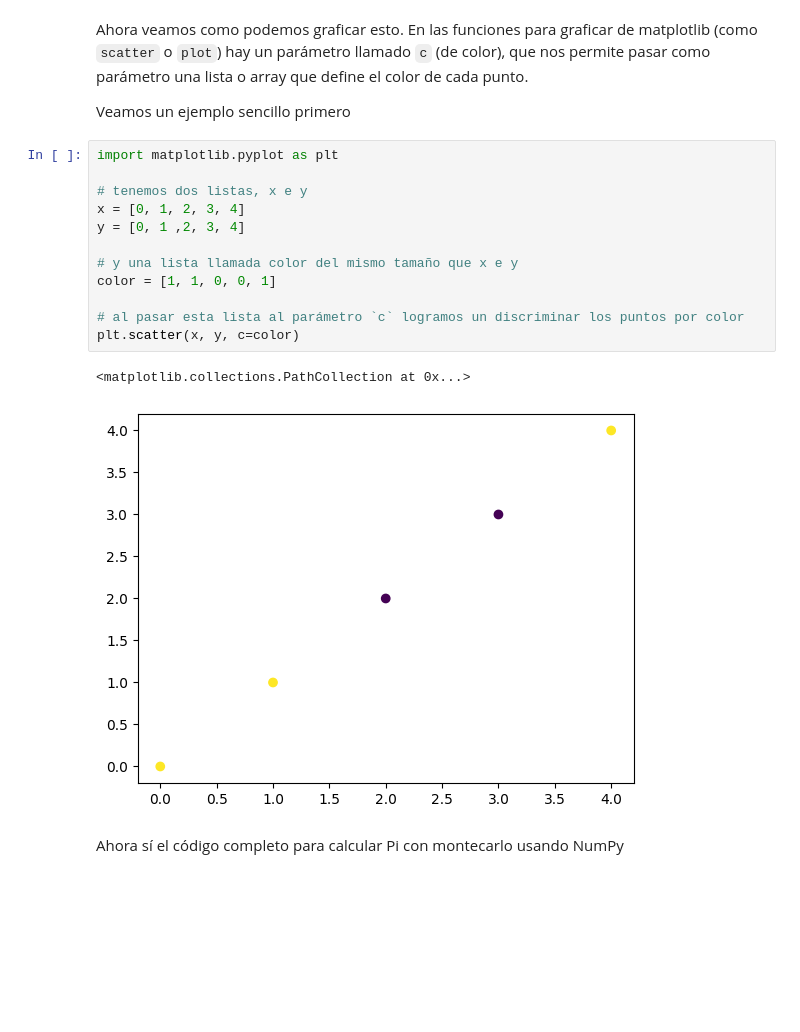
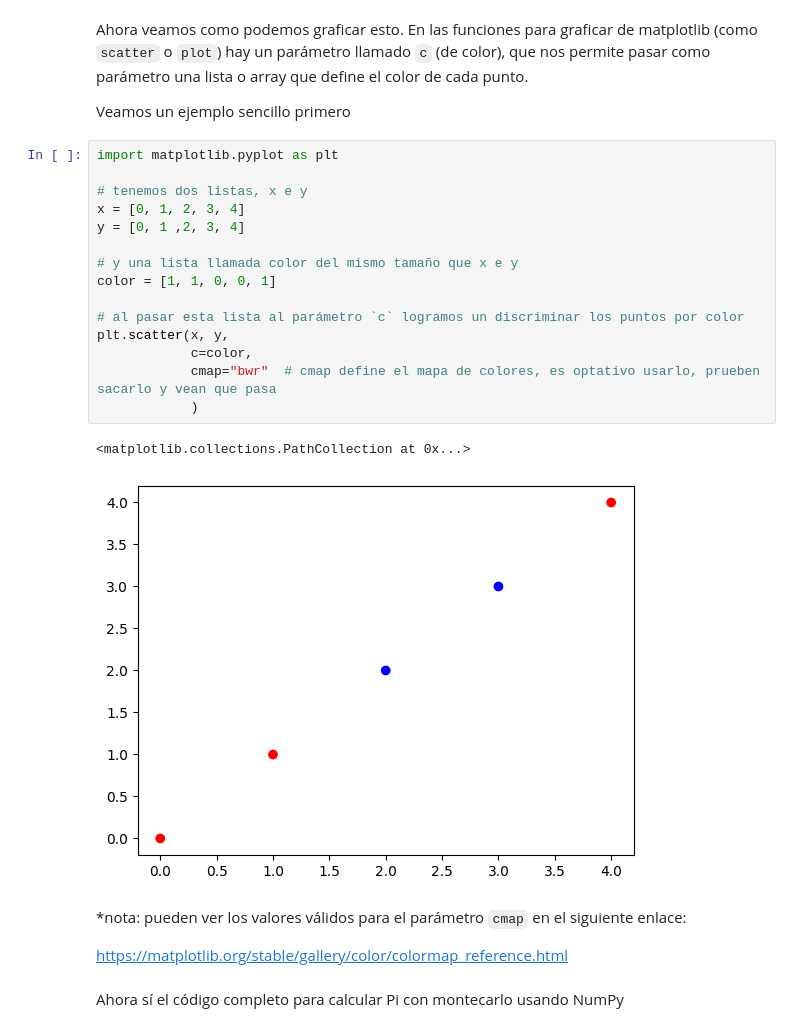
Before and after one commit to atuel96/taller-python, a Jupyter notebook: clases/clase04-oct23/notebook_montecarlo.ipynb, the cells around one changed output. Drawn from its saved outputs; the diff is of its cells as text; blank space fills up the shorter version.

Commit message:
Agregar cmap en plot de ejemplo

```diff
--- a/clases/clase04-oct23/notebook_montecarlo.ipynb
+++ b/clases/clase04-oct23/notebook_montecarlo.ipynb
@@ -141,18 +143,25 @@ Veamos un ejemplo sencillo primero
 # %%
 import matplotlib.pyplot as plt
 
 # tenemos dos listas, x e y
 x = [0, 1, 2, 3, 4]
 y = [0, 1 ,2, 3, 4]
 
 # y una lista llamada color del mismo tamaño que x e y
 color = [1, 1, 0, 0, 1]
 
 # al pasar esta lista al parámetro `c` logramos un discriminar los puntos por color
-plt.scatter(x, y, c=color)
+plt.scatter(x, y,
+            c=color,
+            cmap="bwr"  # cmap define el mapa de colores, es optativo usarlo, prueben sacarlo y vean que pasa
+            )
 # %% [output]
 <matplotlib.collections.PathCollection at 0x...>
-[figure, old version]
+[figure, new version]
+# %% [markdown]
+*nota: pueden ver los valores válidos para el parámetro `cmap` en el siguiente enlace:
+
+https://matplotlib.org/stable/gallery/color/colormap_reference.html
 # %% [markdown]
 Ahora sí el código completo para calcular Pi con montecarlo usando NumPy
 # %%
```
